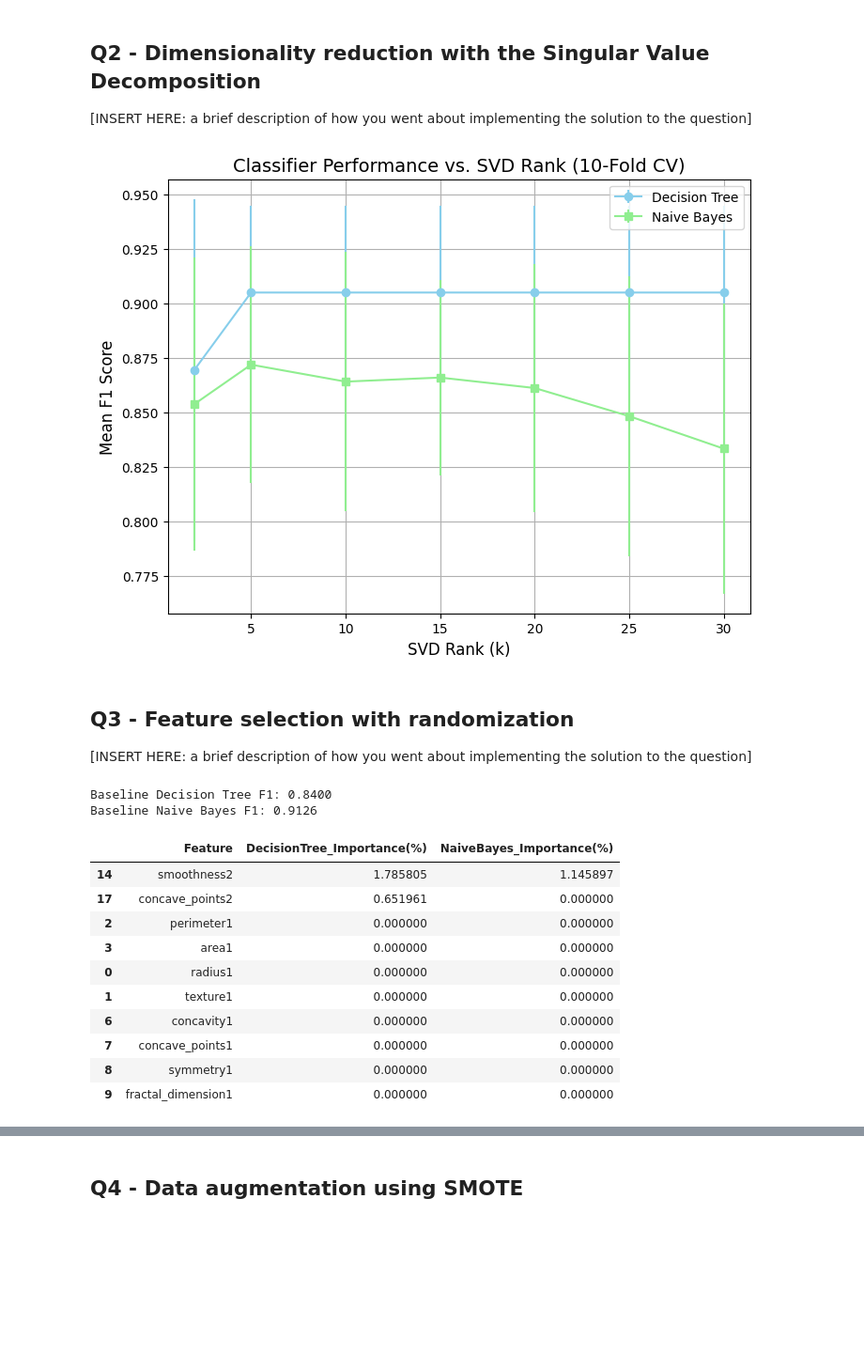
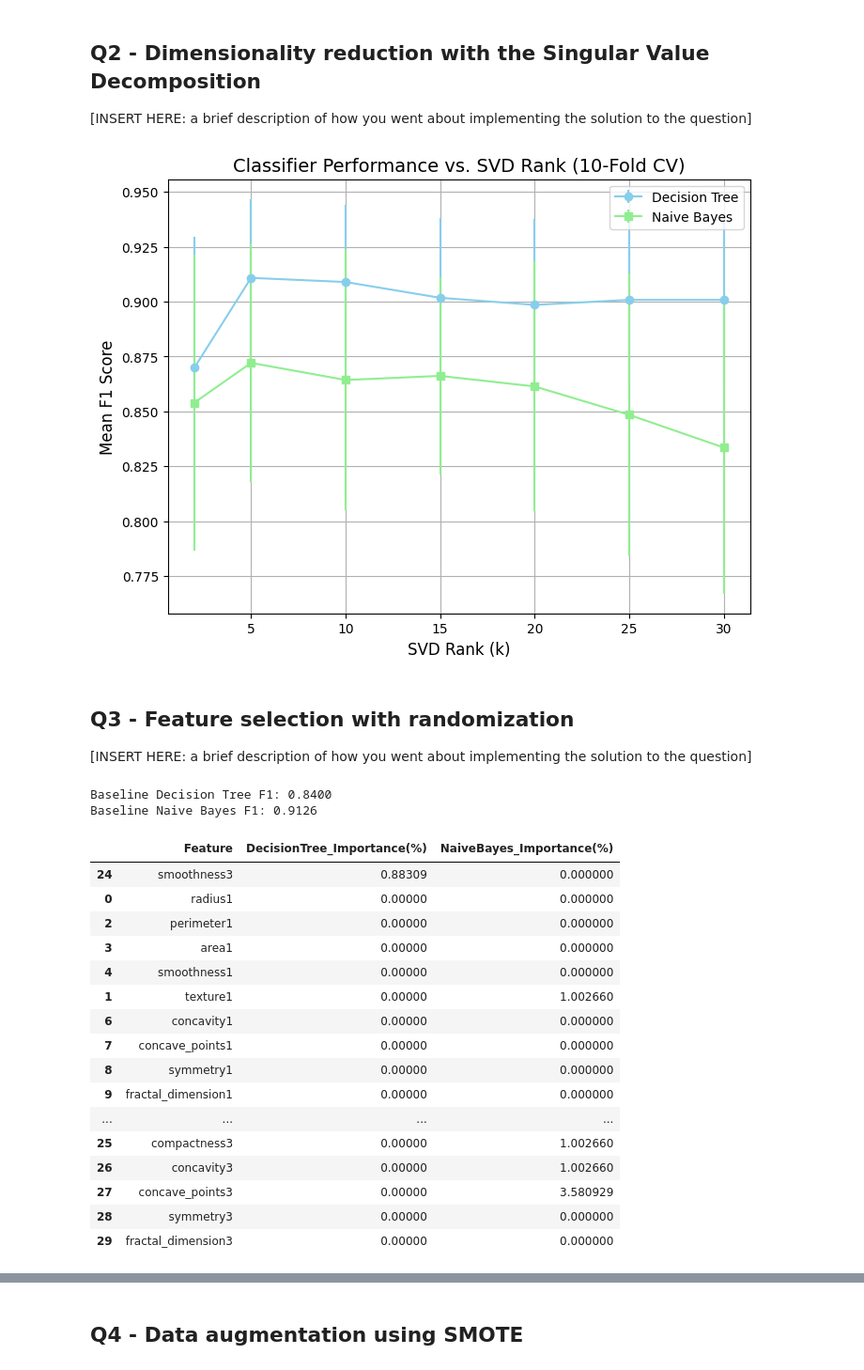
Before and after one commit to rpatel0022/CS235_DataMining_Project, a Jupyter notebook: [CS235F25]_Course_Project.ipynb, the cells around one changed output, grey strips where cells are left out. Shown at 94% size. Cells and saved outputs as stored; diff of their text form; code cells hidden in the pictures; blank space fills up the shorter version.

```diff
--- a/[CS235F25]_Course_Project.ipynb
+++ b/[CS235F25]_Course_Project.ipynb
@@ -281,7 +277,7 @@ for train_idx, test_idx in skf.split(X, y_encoded):
     X_train, X_test = X.iloc[train_idx], X.iloc[test_idx]
     y_train, y_test = y_encoded[train_idx], y_encoded[test_idx]
 
-    model = DecisionTreeClassifierIG(max_depth=3)
+    model = DecisionTreeClassifierIG(max_depth=5)
     model.fit(X_train.values, y_train)
     preds = model.predict(X_test.values)
 
@@ -410,7 +405,7 @@ for k in ranks:
         X_train_red, X_test_red = svd_transform(X_train, X_test, k)
 
         # --- Decision Tree ---
-        tree = DecisionTreeClassifierIG(max_depth=3)
+        tree = DecisionTreeClassifierIG(max_depth=5)
         tree.fit(X_train_red, y_train)
         preds_tree = tree.predict(X_test_red)
         f1_tree.append(f1_score(y_test, preds_tree))
@@ -440,7 +435,7 @@ plt.legend()
 plt.grid(True)
 plt.show()
 # %% [output]
-[figure, old version]
+[figure, new version]
 # %% [markdown]
 ## Q3 - Feature selection with randomization
 
@@ -484,45 +479,51 @@ print(f"Baseline Naive Bayes F1: {baseline_nb:.4f}")
 
 # Randomization test per feature
 importances_tree = []
 importances_nb = []
 
 for col in X_feat.columns:
     X_perm = X_feat.copy()
     X_perm[col] = np.random.permutation(X_perm[col])  # randomize this feature
 
     # Compute new performance
-    perm_tree = mean_f1(DecisionTreeClassifierIG, X_perm, y_feat, max_depth=3)
+    perm_tree = mean_f1(DecisionTreeClassifierIG, X_perm, y_feat, max_depth=5)
     perm_nb = mean_f1(GaussianNaiveBayes, X_perm, y_feat)
 
     # Compute performance drop (%)
     drop_tree = max(0, (baseline_tree - perm_tree) / baseline_tree * 100)
     drop_nb = max(0, (baseline_nb - perm_nb) / baseline_nb * 100)
 
     importances_tree.append(drop_tree)
     importances_nb.append(drop_nb)
 
 # Create DataFrame + Rank Features
 importance_df = pd.DataFrame({
     'Feature': X_feat.columns,
     'DecisionTree_Importance(%)': importances_tree,
     'NaiveBayes_Importance(%)': importances_nb
 }).sort_values(by='DecisionTree_Importance(%)', ascending=False)
 
-display(importance_df.head(10))  # preview top 10 features
+display(importance_df.head(30))  # preview top 10 features
 # %% [output]
 Baseline Decision Tree F1: 0.8400
 Baseline Naive Bayes F1: 0.9126
 |  | Feature | DecisionTree_Importance(%) | NaiveBayes_Importance(%) |
-| 14 | smoothness2 | 1.785805 | 1.145897 |
-| 17 | concave_points2 | 0.651961 | 0.000000 |
-| 2 | perimeter1 | 0.000000 | 0.000000 |
-| 3 | area1 | 0.000000 | 0.000000 |
-| 0 | radius1 | 0.000000 | 0.000000 |
-| 1 | texture1 | 0.000000 | 0.000000 |
-| 6 | concavity1 | 0.000000 | 0.000000 |
-| 7 | concave_points1 | 0.000000 | 0.000000 |
-| 8 | symmetry1 | 0.000000 | 0.000000 |
-| 9 | fractal_dimension1 | 0.000000 | 0.000000 |
+| 24 | smoothness3 | 0.88309 | 0.000000 |
+| 0 | radius1 | 0.00000 | 0.000000 |
+| 2 | perimeter1 | 0.00000 | 0.000000 |
+| 3 | area1 | 0.00000 | 0.000000 |
+| 4 | smoothness1 | 0.00000 | 0.000000 |
+| 1 | texture1 | 0.00000 | 1.002660 |
+| 6 | concavity1 | 0.00000 | 0.000000 |
+| 7 | concave_points1 | 0.00000 | 0.000000 |
+| 8 | symmetry1 | 0.00000 | 0.000000 |
+| 9 | fractal_dimension1 | 0.00000 | 0.000000 |
+| ... | ... | ... | ... |
+| 25 | compactness3 | 0.00000 | 1.002660 |
+| 26 | concavity3 | 0.00000 | 1.002660 |
+| 27 | concave_points3 | 0.00000 | 3.580929 |
+| 28 | symmetry3 | 0.00000 | 0.000000 |
+| 29 | fractal_dimension3 | 0.00000 | 0.000000 |
 # %%
 # [YOUR PLOTTING CODE HERE]
 
```
Also changed, not shown: parts of 7 cells of this notebook.
